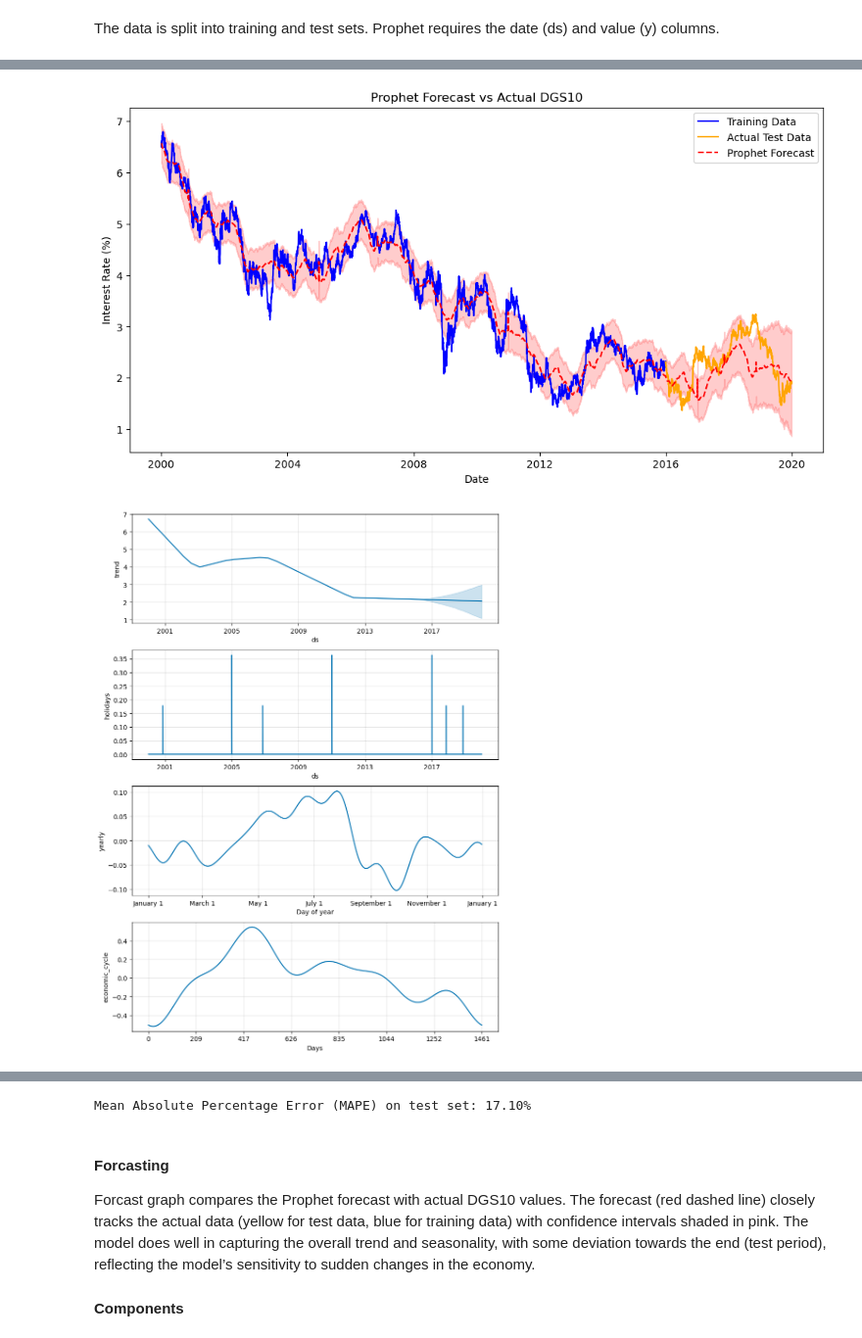
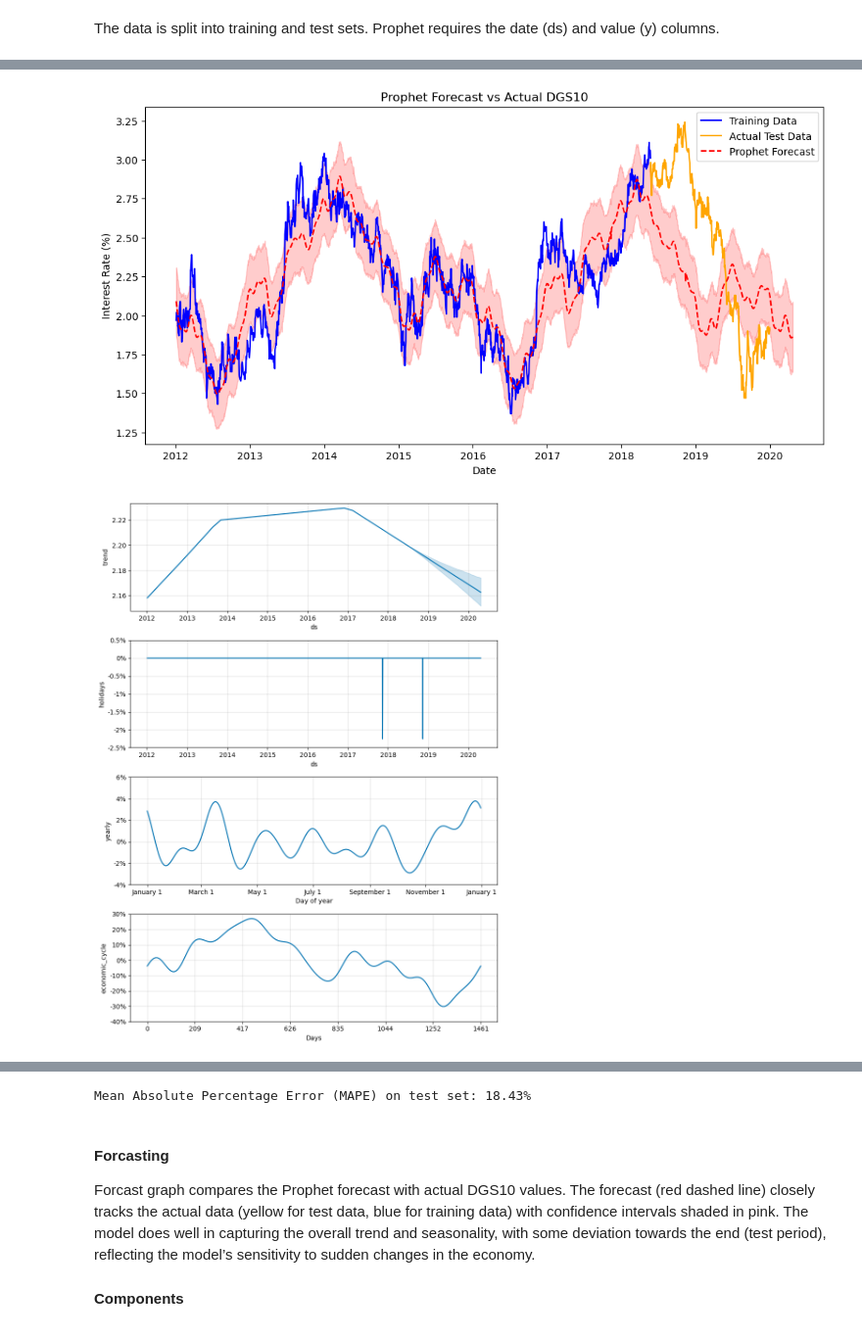
Before and after one commit to baublyte/DGS10-forecasting, a Jupyter notebook: prophet_model_dgs10.ipynb, the cells around one changed output, grey strips where cells are left out. Shown at 98% size. Cells and saved outputs as stored; diff of their text form; code cells hidden in the pictures.

Commit message:
Filtered data from 2012, refined prophet model to fit 2012-2020 DGS10

```diff
--- a/prophet_model_dgs10.ipynb
+++ b/prophet_model_dgs10.ipynb
@@ -21,12 +21,18 @@ data.index.name = 'Date'
 # Convert the 'Date' column to datetime format
 data['Date'] = pd.to_datetime(data['Date'])
 
+# Filter the DataFrame for data from 2012 onwards
+filtered_data = data[data['Date'].dt.year >= 2012]
+
+# Optionally, save the filtered data to a new CSV
+filtered_data.to_csv('filtered_data.csv', index=False)
+
 # Define the split point (e.g., use the last 20% of the data for testing)
-split_point = int(len(data) * 0.8)
+split_point = int(len(filtered_data) * 0.8)
 
 # Split the data
-train_data = data.iloc[:split_point]
-test_data = data.iloc[split_point:]
+train_data = filtered_data.iloc[:split_point]
+test_data = filtered_data.iloc[split_point:]
 
 # Set the date as index
 train_data.set_index('Date', inplace=True)
@@ -41,12 +47,12 @@ model = Prophet(
     yearly_seasonality=True,
     weekly_seasonality=False,
     daily_seasonality=False,
-    seasonality_mode='additive'
+    seasonality_mode='multiplicative'
 )
 model.add_country_holidays(country_name='US')
 
 # Add custom seasonality for economic cycles (assuming ~4 year cycles)
-model.add_seasonality(name='economic_cycle', period=365.25*4, fourier_order=5)
+model.add_seasonality(name='economic_cycle', period=365.25*4, fourier_order=10)
 
 model.fit(train_prophet)
 # %% [output]
@@ -59,7 +65,7 @@ cv_results = cross_validation(model, initial='1825 days', period='365 days', hor
 cv_performance = performance_metrics(cv_results)
 
 # Make future predictions
-future_dates = model.make_future_dataframe(periods = 1460)
+future_dates = model.make_future_dataframe(periods = 700)
 forecast = model.predict(future_dates)
 
 # Visualize results
@@ -102,2 +99,2 @@ print(f"Mean Absolute Percentage Error (MAPE) on test set: {mape:.2f}%")
-[figure, old version]
+[figure, new version]
-[figure, old version]
+[figure, new version]
@@ -105,4 +102,4 @@ print(f"Mean Absolute Percentage Error (MAPE) on test set: {mape:.2f}%")
-Mean Absolute Percentage Error (MAPE) on test set: 17.10%
+Mean Absolute Percentage Error (MAPE) on test set: 18.43%
 # %% [markdown]
 #### Forcasting
 Forcast graph compares the Prophet forecast with actual DGS10 values. The forecast (red dashed line) closely tracks the actual data (yellow for test data, blue for training data) with confidence intervals shaded in pink. The model does well in capturing the overall trend and seasonality, with some deviation towards the end (test period), reflecting the model’s sensitivity to sudden changes in the economy.
```
Also changed, not shown: parts of 2 cells of this notebook, 1 other file.
